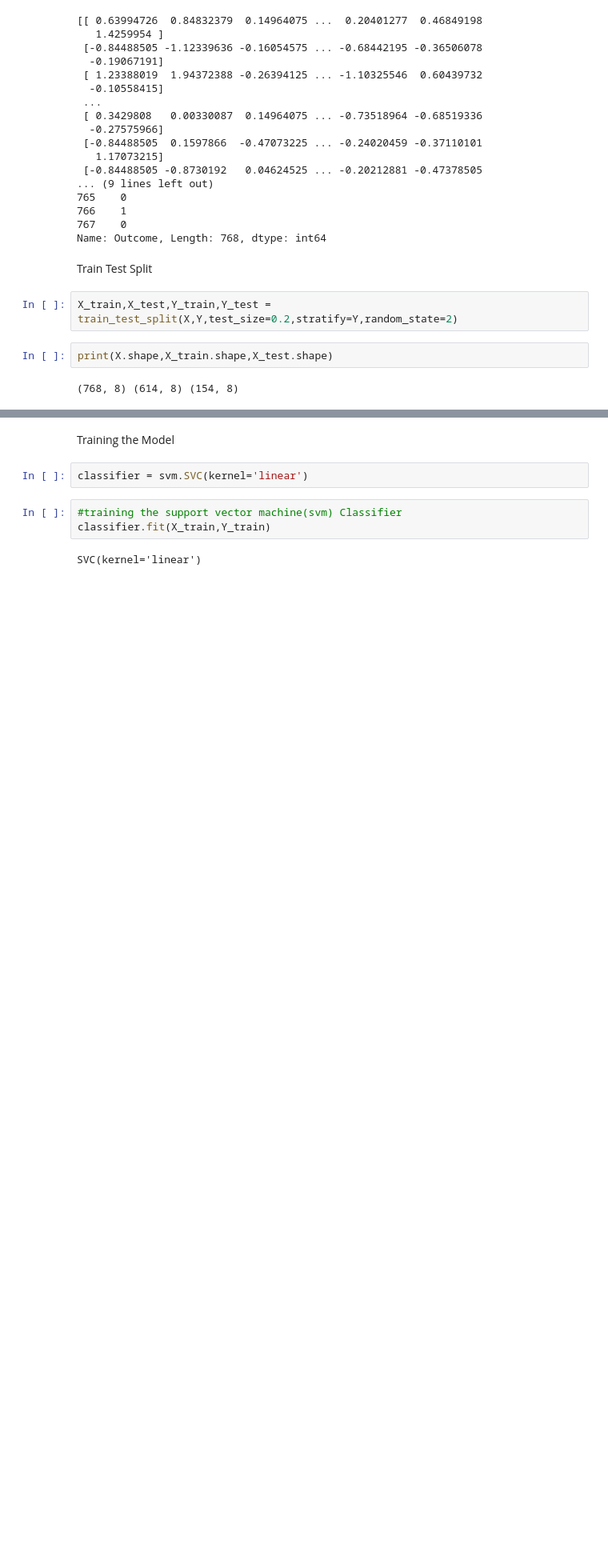
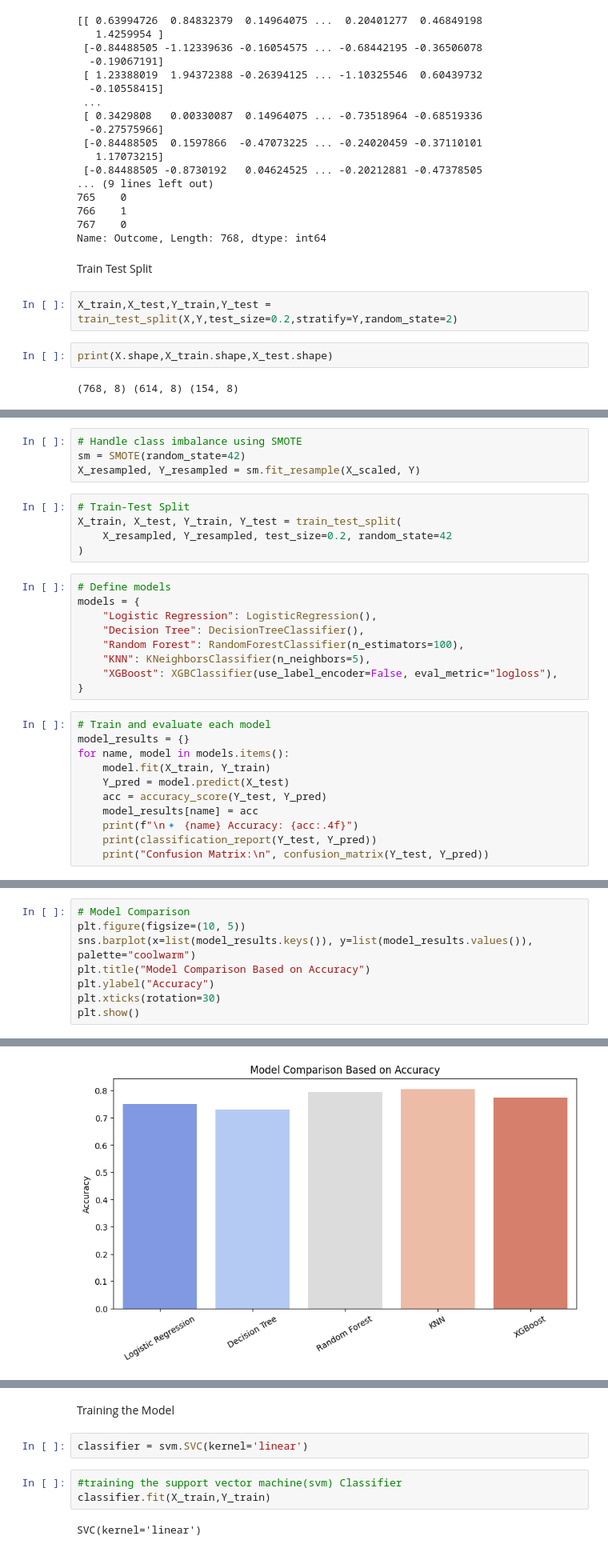
Before and after one commit to Shalu-Yadav0811/Diabetes-Prediction, a Jupyter notebook: Diabetes_Prediction.ipynb, the cells around one changed output, grey strips where cells are left out. Shown at 80% size. Drawn from its saved outputs; the diff is of its cells as text; blank space fills up the shorter version.

Commit message:
Enhanced diabetes prediction model: Added feature importance visualization and multiple ML algorithms.

```diff
--- a/Diabetes_Prediction.ipynb
+++ b/Diabetes_Prediction.ipynb
@@ -173,0 +199,29 @@ print(X.shape,X_train.shape,X_test.shape)
+# %%
+# Handle class imbalance using SMOTE
+sm = SMOTE(random_state=42)
+X_resampled, Y_resampled = sm.fit_resample(X_scaled, Y)
+# %%
+# Train-Test Split
+X_train, X_test, Y_train, Y_test = train_test_split(
+    X_resampled, Y_resampled, test_size=0.2, random_state=42
+)
+# %%
+# Define models
+models = {
+    "Logistic Regression": LogisticRegression(),
+    "Decision Tree": DecisionTreeClassifier(),
+    "Random Forest": RandomForestClassifier(n_estimators=100),
+    "KNN": KNeighborsClassifier(n_neighbors=5),
+    "XGBoost": XGBClassifier(use_label_encoder=False, eval_metric="logloss"),
+}
+# %%
+# Train and evaluate each model
+model_results = {}
+for name, model in models.items():
+    model.fit(X_train, Y_train)
+    Y_pred = model.predict(X_test)
+    acc = accuracy_score(Y_test, Y_pred)
+    model_results[name] = acc
+    print(f"\n🔹 {name} Accuracy: {acc:.4f}")
+    print(classification_report(Y_test, Y_pred))
+    print("Confusion Matrix:\n", confusion_matrix(Y_test, Y_pred))
@@ -173,0 +249,9 @@ print(X.shape,X_train.shape,X_test.shape)
+# %%
+# Model Comparison
+plt.figure(figsize=(10, 5))
+sns.barplot(x=list(model_results.keys()), y=list(model_results.values()), palette="coolwarm")
+plt.title("Model Comparison Based on Accuracy")
+plt.ylabel("Accuracy")
+plt.xticks(rotation=30)
+plt.show()
+# %% [output]
@@ -173,0 +261 @@ print(X.shape,X_train.shape,X_test.shape)
+[figure, added]
```
Also changed, not shown: parts of 13 cells of this notebook.
